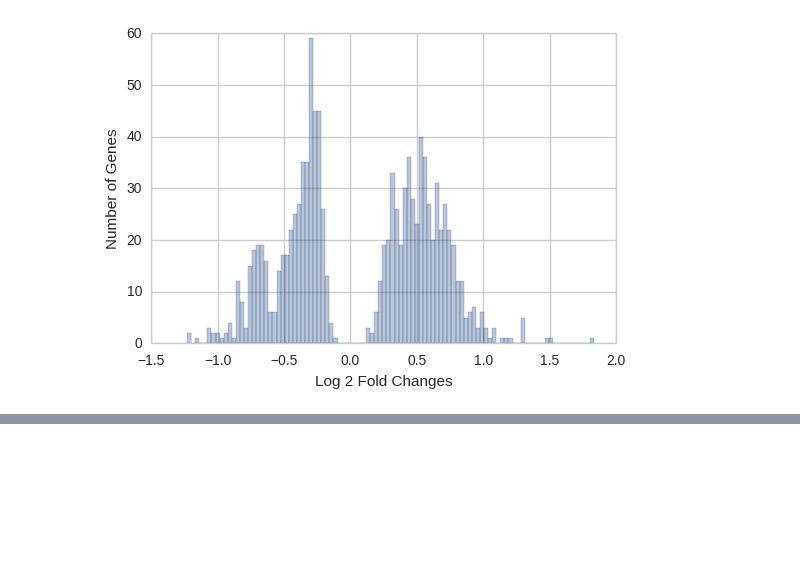
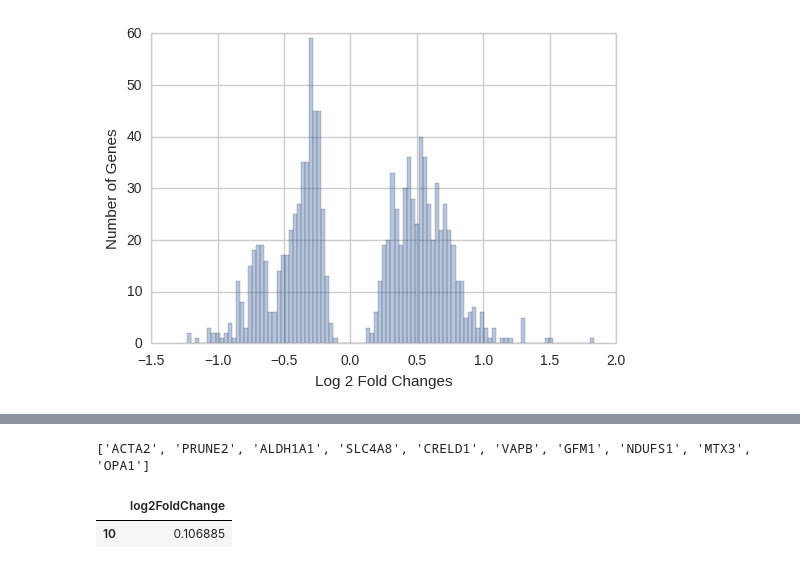
Before and after one commit to J-Wengler/winter-internship-2017, a Jupyter notebook: src/parkinsonDE.ipynb, the cells around one changed output, grey strips where cells are left out. Cells and saved outputs as stored; diff of their text form; code cells hidden in the pictures; blank space fills up the shorter version.

```diff
--- a/src/parkinsonDE.ipynb
+++ b/src/parkinsonDE.ipynb
@@ -99,0 +102,3 @@ log2FCPPlot = sns.distplot(log2FCPData, kde=False, bins=100)
+# %%
+lowPVal['symbol'] = [symbol.upper() for symbol in lowPVal['symbol']]
+lowQVal['Symbol'] = [symbol.upper() for symbol in lowQVal['Symbol']]
@@ -99,0 +116,13 @@ log2FCPPlot = sns.distplot(log2FCPData, kde=False, bins=100)
+# %%
+geneNames = list(lowPVal['symbol'])
+protNames = list(lowQVal['Symbol'])
+
+intersectGPs = []
+
+for protName in protNames:
+    if protName in geneNames:
+        intersectGPs.append(protName)
+
+print(intersectGPs)
+# %% [output]
+['ACTA2', 'PRUNE2', 'ALDH1A1', 'SLC4A8', 'CRELD1', 'VAPB', 'GFM1', 'NDUFS1', 'MTX3', 'OPA1']
@@ -99,0 +132,5 @@ log2FCPPlot = sns.distplot(log2FCPData, kde=False, bins=100)
+# %%
+lowQVal[['log2FoldChange']][lowQVal['Symbol'] == 'ACTA2']
+# %% [output]
+|  | log2FoldChange |
+| 10 | 0.106885 |
```
Also changed, not shown: parts of 3 cells of this notebook.
